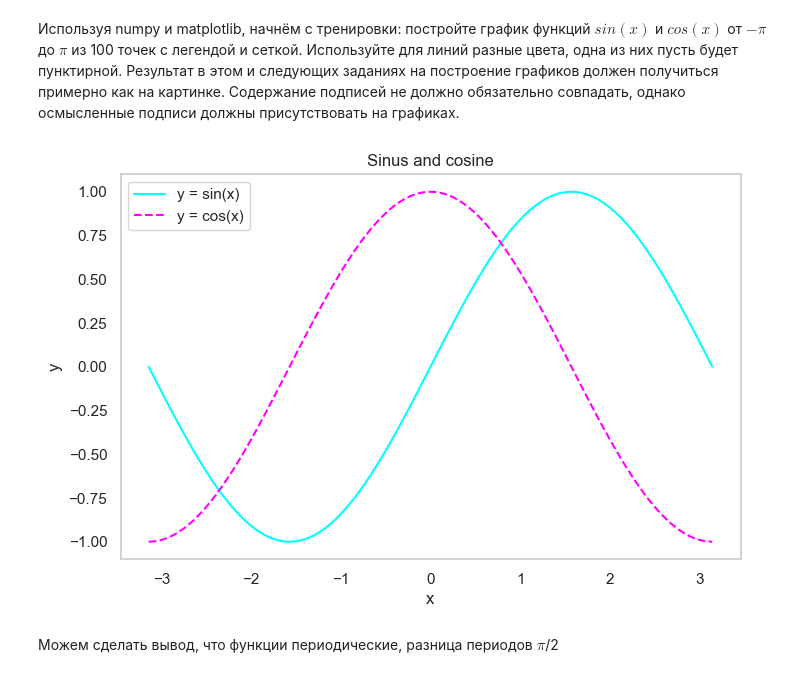
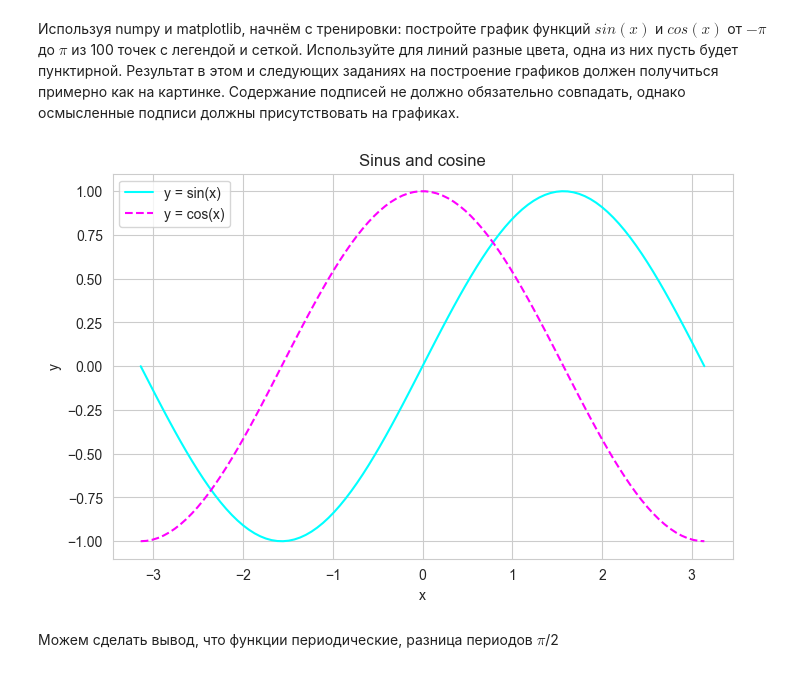
Before and after one commit to LostImagin4tion/iad-intro-ds, a Jupyter notebook: 2023/homeworks/hw03-plots/hw03-EDA.ipynb, the cells around one changed output. Saved outputs shown, nothing was run; the diff lists cells and outputs as text; code cells hidden in the pictures.

```diff
--- a/2023/homeworks/hw03-plots/hw03-EDA.ipynb
+++ b/2023/homeworks/hw03-plots/hw03-EDA.ipynb
@@ -209,24 +248,25 @@ import matplotlib.pyplot as plt
 # %%
 from math import sin, cos, pi
 
 plt.rcParams['figure.figsize'] = 8, 5
 
 x = np.linspace(-pi, pi, 100)
 f1 = np.sin(x)
 f2 = np.cos(x)
 
 plot = plt.figure()
 ax = plot.add_subplot(1, 1, 1)
 
 plt.plot(x, f1, color='cyan', label='y = sin(x)')
 plt.plot(x, f2, color='magenta', linestyle='dashed', label='y = cos(x)')
 plt.legend(loc='upper left', )
 plt.title('Sinus and cosine')
 plt.xlabel('x')
 plt.ylabel('y')
+plt.grid(True)
 plt.show()
 # %% [output]
-[figure, old version]
+[figure, new version]
 # %% [markdown]
 Можем сделать вывод, что функции периодические, разница периодов $\pi$/2
 # %% [markdown]
```
Also changed, not shown: parts of 12 cells of this notebook.
